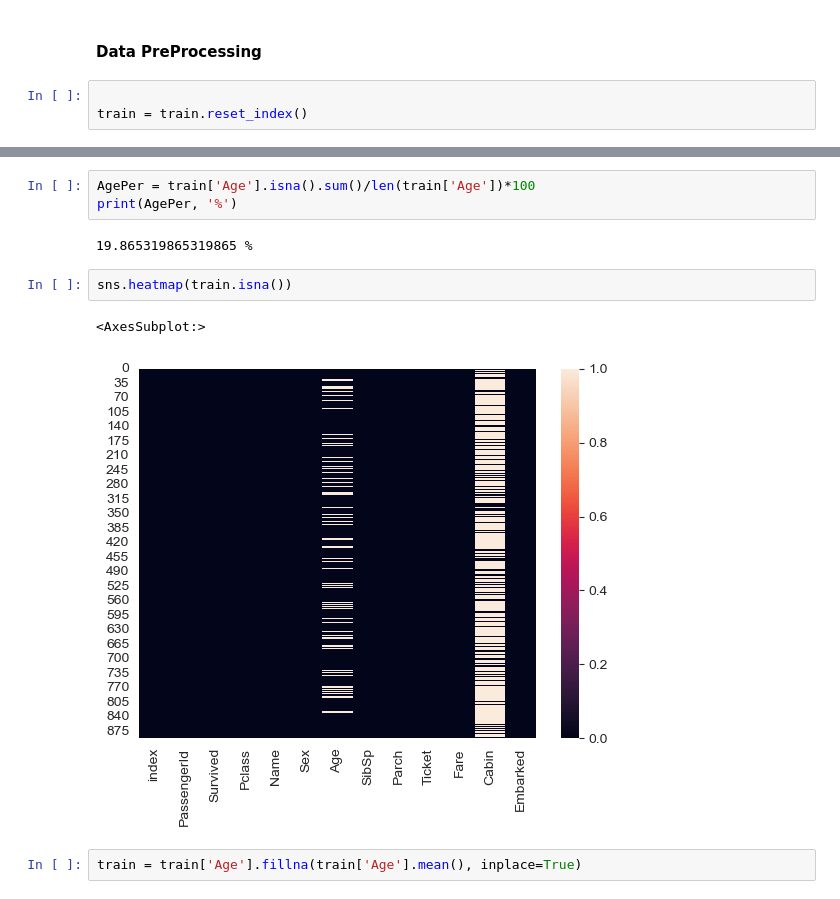
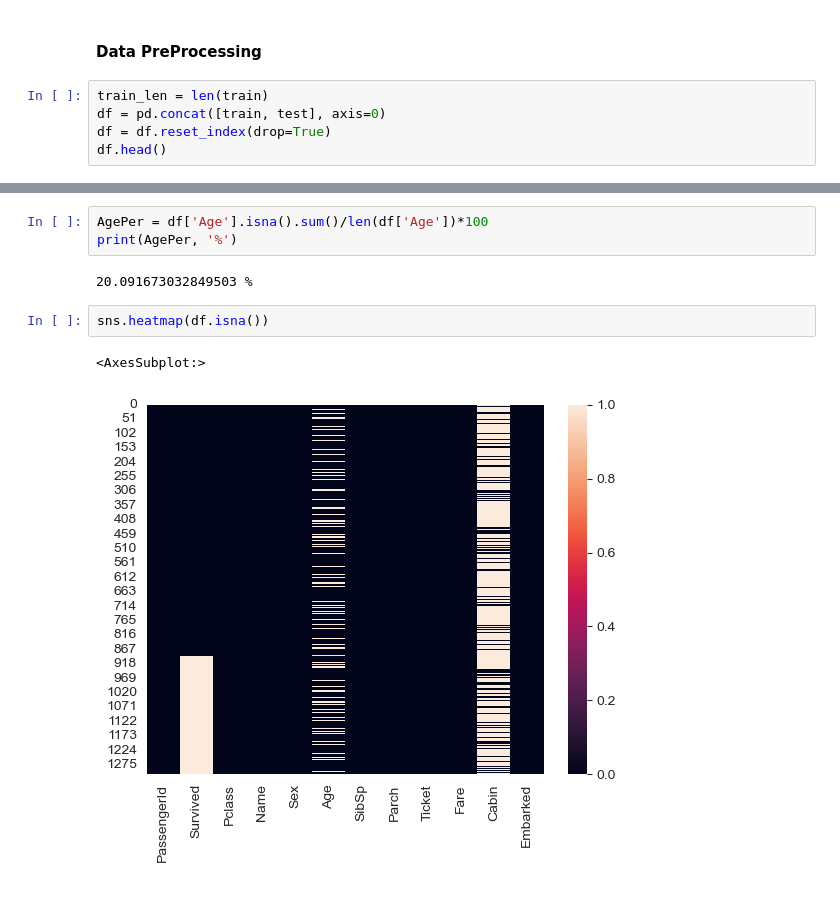
Before and after one commit to shyamghan17/MachineLearning, a Jupyter notebook: TitanicSruvivalPrediction/TitanicSurvivalPrediction.ipynb, the cells around one changed output, grey strips where cells are left out. Drawn from its saved outputs; the diff is of its cells as text.

```diff
--- a/TitanicSruvivalPrediction/TitanicSurvivalPrediction.ipynb
+++ b/TitanicSruvivalPrediction/TitanicSurvivalPrediction.ipynb
@@ -130,6 +133,8 @@ plt.show()
 [figure]
 # %% [markdown]
 #### Data PreProcessing
-# %%
-
-train = train.reset_index()
+# %%
+train_len = len(train)
+df = pd.concat([train, test], axis=0)
+df = df.reset_index(drop=True)
+df.head()
@@ -136,12 +148,10 @@ train = train.reset_index()
 # %%
-AgePer = train['Age'].isna().sum()/len(train['Age'])*100
+AgePer = df['Age'].isna().sum()/len(df['Age'])*100
 print(AgePer, '%')
 # %% [output]
-19.865319865319865 %
+20.091673032849503 %
 # %%
-sns.heatmap(train.isna())
+sns.heatmap(df.isna())
 # %% [output]
 <AxesSubplot:>
-[figure, old version]
+[figure, new version]
-# %%
-train = train['Age'].fillna(train['Age'].mean(), inplace=True)
```
Also changed, not shown: parts of 32 cells of this notebook, 2 other files.
